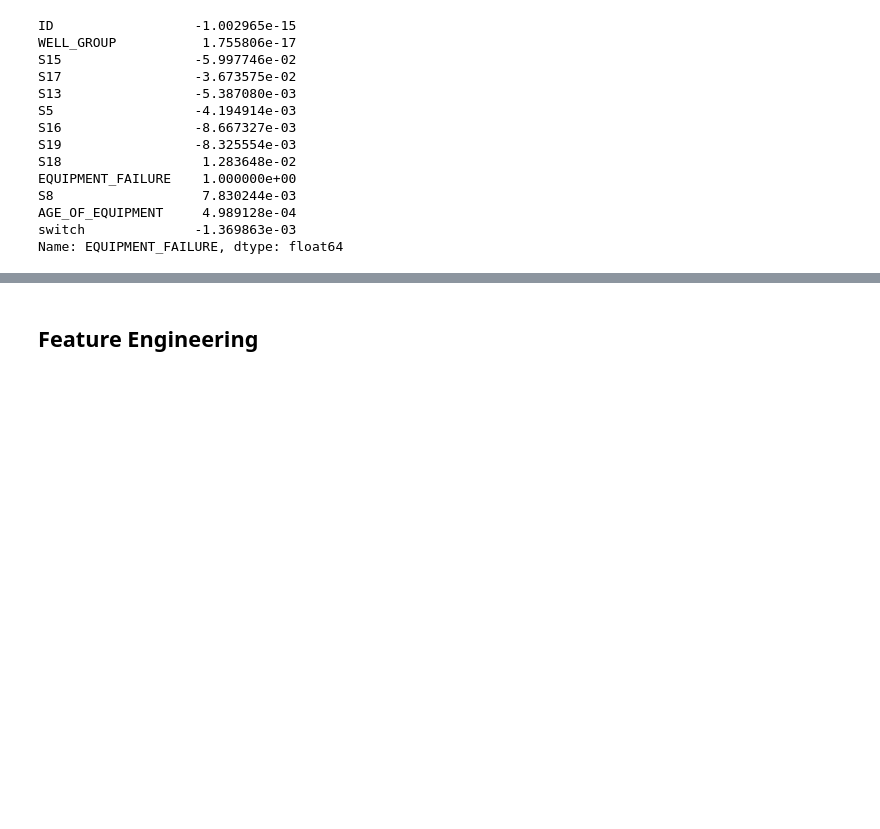
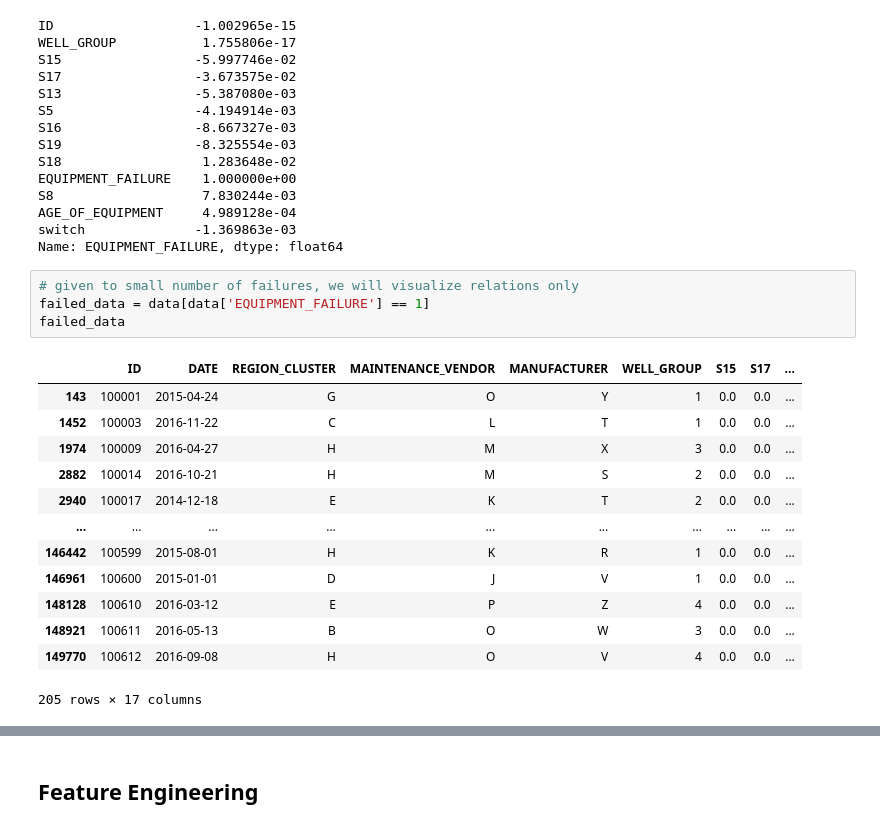
Before and after one commit to MaxPolak97/machine-failure-prediction, a Jupyter notebook: PredictiveMaintenance.ipynb, the cells around one changed output, grey strips where cells are left out. Cells and saved outputs as stored; diff of their text form; blank space fills up the shorter version.

```diff
--- a/PredictiveMaintenance.ipynb
+++ b/PredictiveMaintenance.ipynb
@@ -148,3 +148,21 @@ S8                   7.830244e-03
 AGE_OF_EQUIPMENT     4.989128e-04
 switch              -1.369863e-03
 Name: EQUIPMENT_FAILURE, dtype: float64
+# %%
+# given to small number of failures, we will visualize relations only
+failed_data = data[data['EQUIPMENT_FAILURE'] == 1]
+failed_data
+# %% [output]
+|  | ID | DATE | REGION_CLUSTER | MAINTENANCE_VENDOR | MANUFACTURER | WELL_GROUP | S15 | S17 | ... |
+| 143 | 100001 | 2015-04-24 | G | O | Y | 1 | 0.0 | 0.0 | ... |
+| 1452 | 100003 | 2016-11-22 | C | L | T | 1 | 0.0 | 0.0 | ... |
+| 1974 | 100009 | 2016-04-27 | H | M | X | 3 | 0.0 | 0.0 | ... |
+| 2882 | 100014 | 2016-10-21 | H | M | S | 2 | 0.0 | 0.0 | ... |
+| 2940 | 100017 | 2014-12-18 | E | K | T | 2 | 0.0 | 0.0 | ... |
+| ... | ... | ... | ... | ... | ... | ... | ... | ... | ... |
+| 146442 | 100599 | 2015-08-01 | H | K | R | 1 | 0.0 | 0.0 | ... |
+| 146961 | 100600 | 2015-01-01 | D | J | V | 1 | 0.0 | 0.0 | ... |
+| 148128 | 100610 | 2016-03-12 | E | P | Z | 4 | 0.0 | 0.0 | ... |
+| 148921 | 100611 | 2016-05-13 | B | O | W | 3 | 0.0 | 0.0 | ... |
+| 149770 | 100612 | 2016-09-08 | H | O | V | 4 | 0.0 | 0.0 | ... |
+205 rows × 17 columns
```
Also changed, not shown: parts of 4 cells of this notebook.
